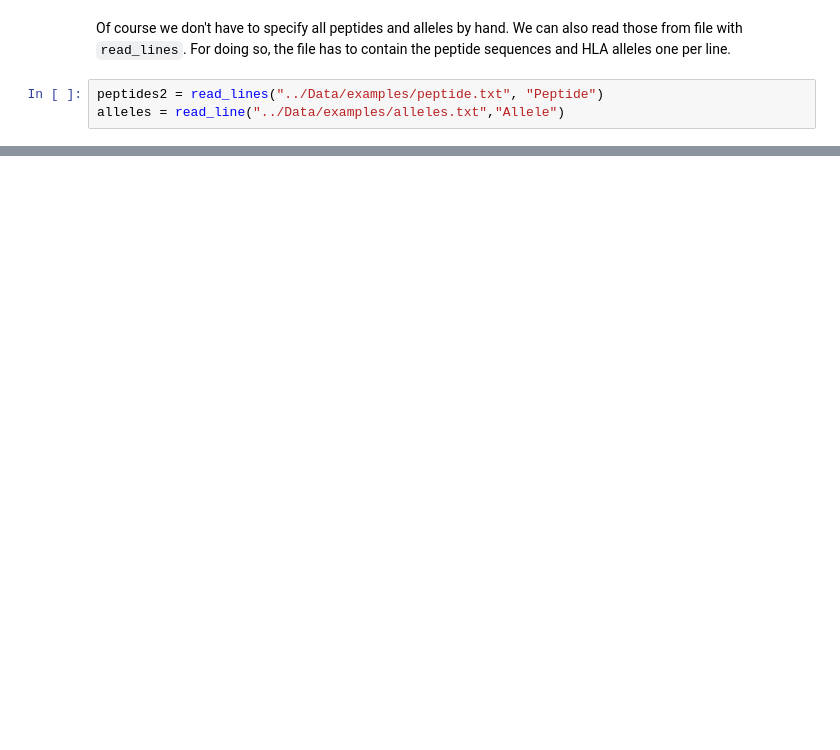
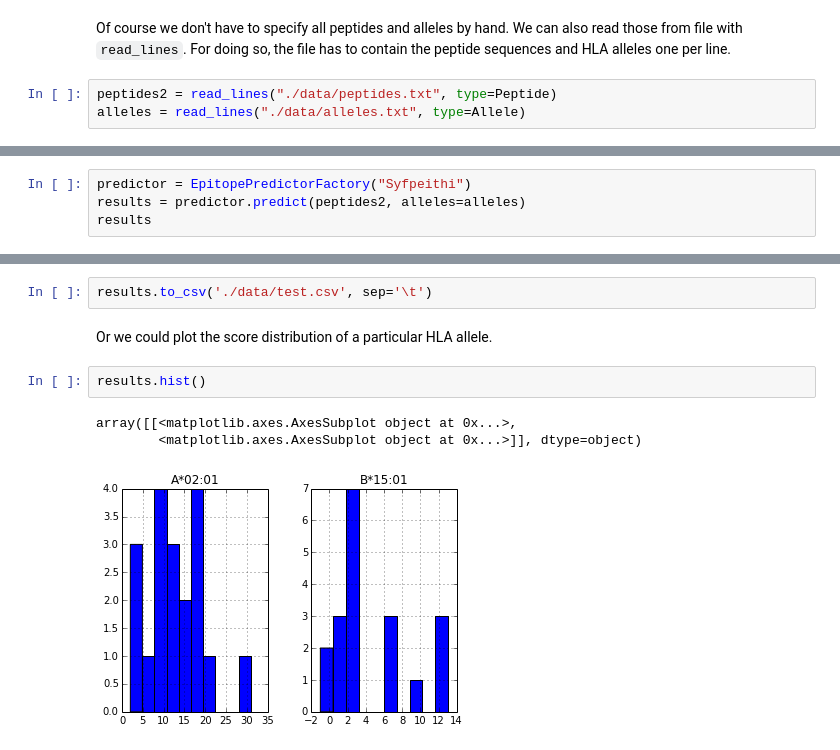
Before and after one commit to FRED-2/Fred2, a Jupyter notebook: Fred2/tutorials/EpitopePrediction.ipynb, the cells around one changed output, grey strips where cells are left out. Cells and saved outputs as stored; diff of their text form; blank space fills up the shorter version.

```diff
--- a/Fred2/tutorials/EpitopePrediction.ipynb
+++ b/Fred2/tutorials/EpitopePrediction.ipynb
@@ -29,5 +36,5 @@ allele = Allele("HLA-A*02:01")
 # %% [markdown]
 Of course we don't have to specify all peptides and alleles by hand. We can also read those from file with `read_lines`. For doing so, the file has to contain the peptide sequences and HLA alleles one per line.
 # %%
-peptides2 = read_lines("../Data/examples/peptide.txt", "Peptide")
-alleles = read_line("../Data/examples/alleles.txt","Allele")
+peptides2 = read_lines("./data/peptides.txt", type=Peptide)
+alleles = read_lines("./data/alleles.txt", type=Allele)
@@ -35,0 +87,4 @@ IOError: [Errno 2] No such file or directory: '../Data/examples/peptide.txt'
+# %%
+predictor = EpitopePredictorFactory("Syfpeithi")
+results = predictor.predict(peptides2, alleles=alleles)
+results
@@ -35,0 +116,10 @@ IOError: [Errno 2] No such file or directory: '../Data/examples/peptide.txt'
+# %%
+results.to_csv('./data/test.csv', sep='\t')
+# %% [markdown]
+Or we could plot the score distribution of a particular HLA allele.
+# %%
+results.hist()
+# %% [output]
+array([[<matplotlib.axes.AxesSubplot object at 0x...>,
+        <matplotlib.axes.AxesSubplot object at 0x...>]], dtype=object)
+[figure, added]
```
Also changed, not shown: parts of 22 cells of this notebook, 7 other files.
